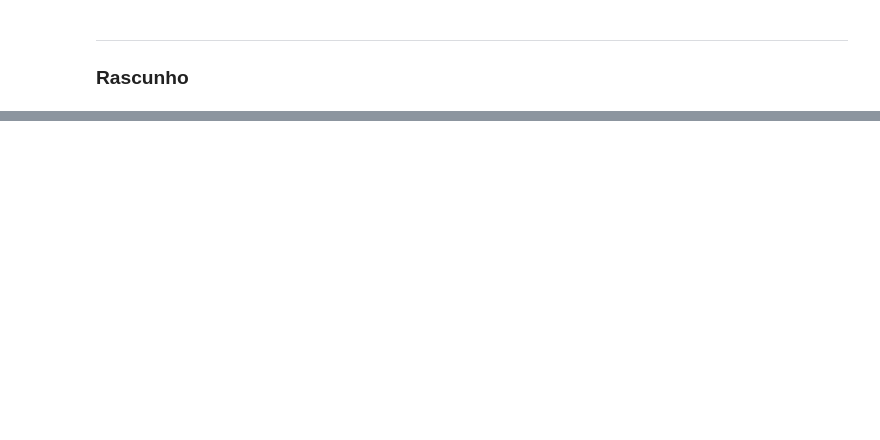
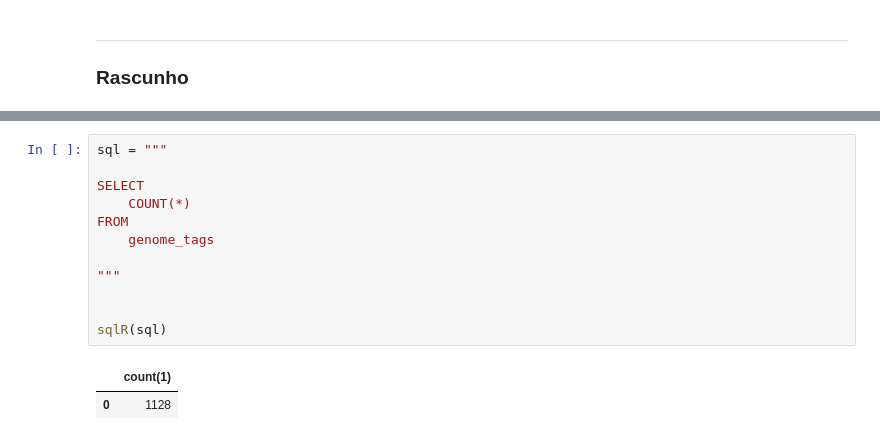
Before and after one commit to Victor-Buendia/TF_G_Pratico, a Jupyter notebook: etl.ipynb, the cells around one changed output, grey strips where cells are left out. Drawn from its saved outputs; the diff is of its cells as text; blank space fills up the shorter version.

```diff
--- a/etl.ipynb
+++ b/etl.ipynb
@@ -633,0 +613,15 @@ spark.sql(sql).show(truncate=False,n=327)
+# %%
+sql = """
+
+SELECT
+    COUNT(*)
+FROM
+    genome_tags
+
+"""
+
+
+sqlR(sql)
+# %% [output]
+|  | count(1) |
+| 0 | 1128 |
```
Also changed, not shown: parts of 12 cells of this notebook.
